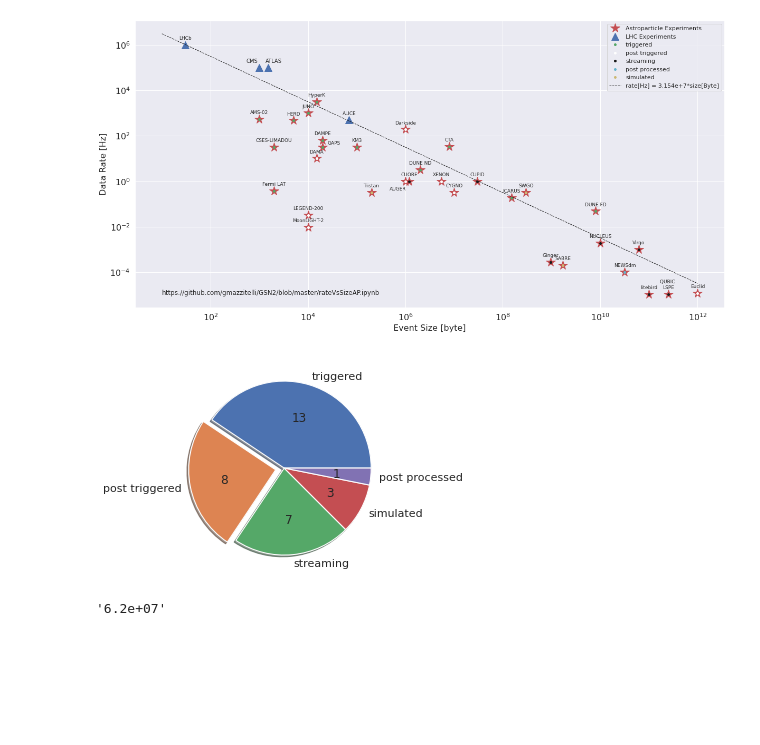
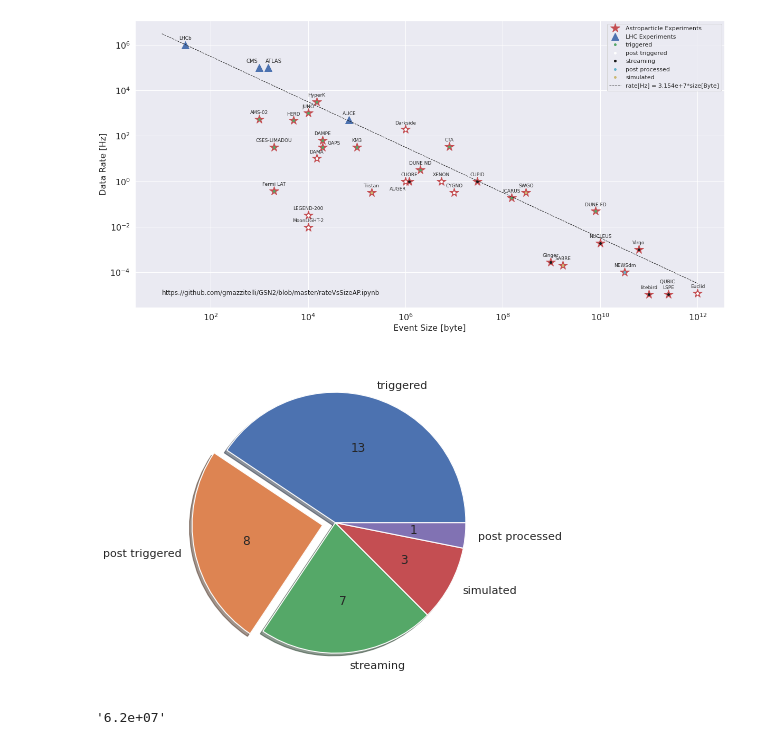
Before and after one commit to gmazzitelli/GSN2, a Jupyter notebook: rateVsSizeAP.ipynb, the cells around one changed output. Drawn from its saved outputs; the diff is of its cells as text; code cells hidden in the pictures; blank space fills up the shorter version.

```diff
--- a/rateVsSizeAP.ipynb
+++ b/rateVsSizeAP.ipynb
@@ -101,14 +101,15 @@ plt.show()
 # %% [output]
 [figure]
 # %%
+fig, ax = plt.subplots(figsize=(6,6))
 colors = ["g", "w", "k", "y", "c"]
 explode = [0, 0.1, 0, 0, 0]
 elements = len(pd["DAQ type"])
 pd.value_counts(pd["DAQ type"]).plot(kind='pie', autopct=lambda x: '{:.0f}'.format(x*elements/100), label="",
                                      shadow=True, explode=explode)
 plt.show()
 # %% [output]
-[figure, old version]
+[figure, new version]
 # %%
 sa = 3.154e+7
 b = sa/1000
```
Also changed, not shown: parts of 1 cell of this notebook.
